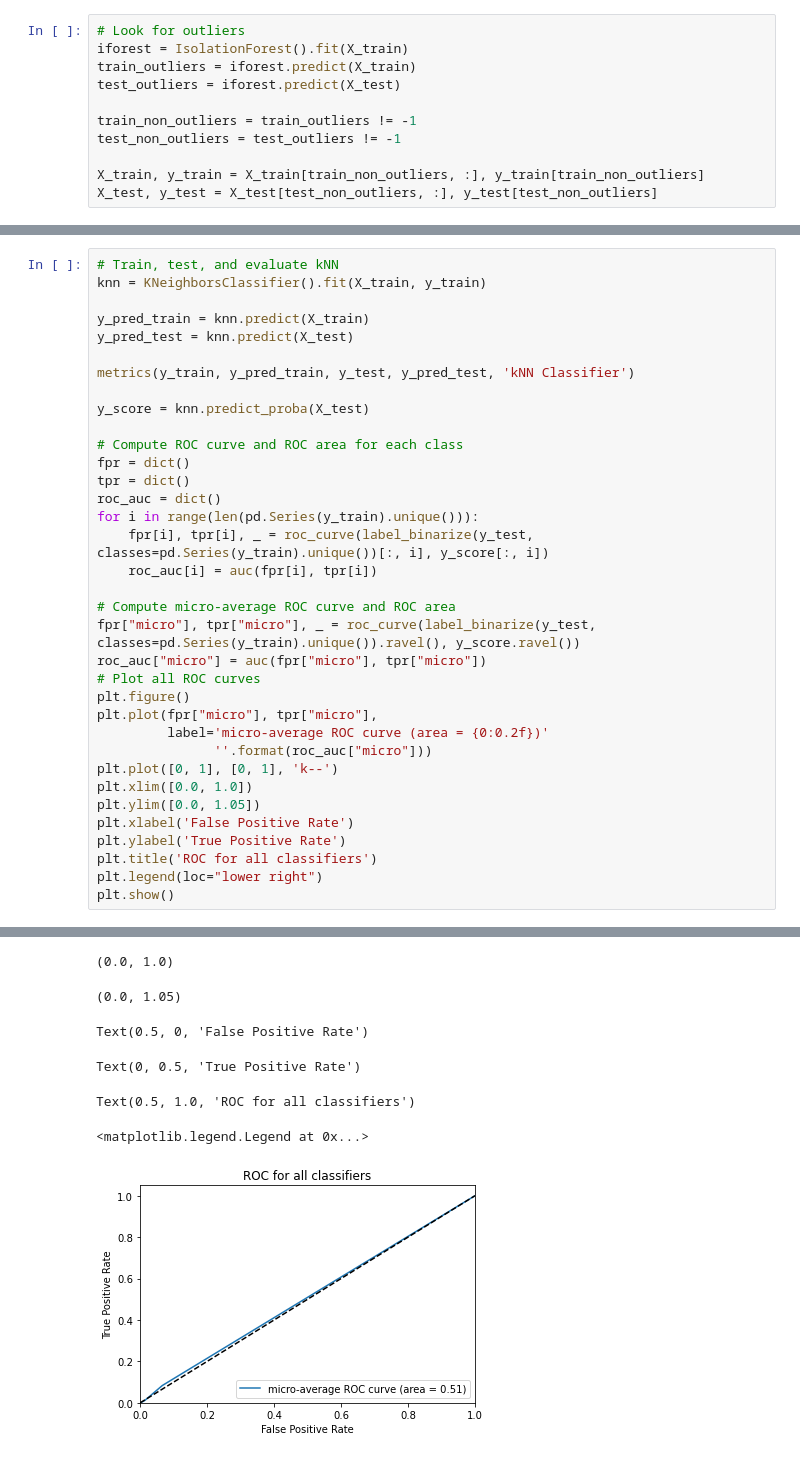
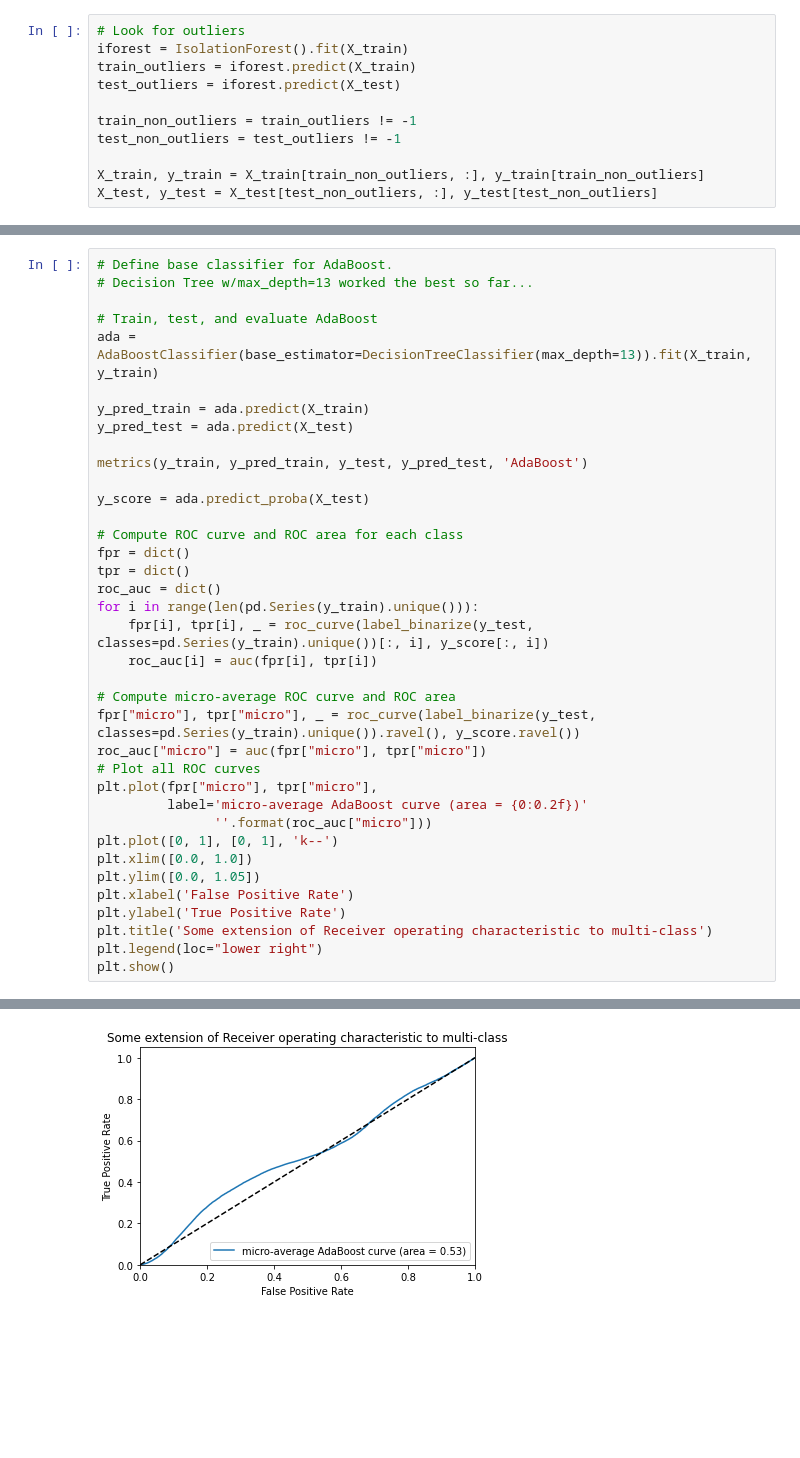
Before and after one commit to bendavp/nyc-parking-ticket, a Jupyter notebook: report.ipynb, the cells around one changed output, grey strips where cells are left out. Saved outputs shown, nothing was run; the diff lists cells and outputs as text; blank space fills up the shorter version.

Commit message:
Almost done with code, only ROC curves left

```diff
--- a/report.ipynb
+++ b/report.ipynb
@@ -514,13 +642,16 @@ def metrics(y_train, y_pred_train, y_test, y_pred_test, classifier_name):
 # %%
-# Train, test, and evaluate kNN
-knn = KNeighborsClassifier().fit(X_train, y_train)
+# Define base classifier for AdaBoost.
+# Decision Tree w/max_depth=13 worked the best so far...
 
-y_pred_train = knn.predict(X_train)
-y_pred_test = knn.predict(X_test)
+# Train, test, and evaluate AdaBoost
+ada = AdaBoostClassifier(base_estimator=DecisionTreeClassifier(max_depth=13)).fit(X_train, y_train)
 
-metrics(y_train, y_pred_train, y_test, y_pred_test, 'kNN Classifier')
+y_pred_train = ada.predict(X_train)
+y_pred_test = ada.predict(X_test)
 
-y_score = knn.predict_proba(X_test)
+metrics(y_train, y_pred_train, y_test, y_pred_test, 'AdaBoost')
+
+y_score = ada.predict_proba(X_test)
 
 # Compute ROC curve and ROC area for each class
 fpr = dict()
@@ -534,16 +665,15 @@ for i in range(len(pd.Series(y_train).unique())):
 fpr["micro"], tpr["micro"], _ = roc_curve(label_binarize(y_test, classes=pd.Series(y_train).unique()).ravel(), y_score.ravel())
 roc_auc["micro"] = auc(fpr["micro"], tpr["micro"])
 # Plot all ROC curves
-plt.figure()
 plt.plot(fpr["micro"], tpr["micro"],
-         label='micro-average ROC curve (area = {0:0.2f})'
+         label='micro-average AdaBoost curve (area = {0:0.2f})'
                ''.format(roc_auc["micro"]))
 plt.plot([0, 1], [0, 1], 'k--')
 plt.xlim([0.0, 1.0])
 plt.ylim([0.0, 1.05])
 plt.xlabel('False Positive Rate')
 plt.ylabel('True Positive Rate')
-plt.title('ROC for all classifiers')
+plt.title('Some extension of Receiver operating characteristic to multi-class')
 plt.legend(loc="lower right")
 plt.show()
 # %% [output]
@@ -570,7 +697 @@ kNN Classifier:
-(0.0, 1.0)
-(0.0, 1.05)
-Text(0.5, 0, 'False Positive Rate')
-Text(0, 0.5, 'True Positive Rate')
-Text(0.5, 1.0, 'ROC for all classifiers')
-<matplotlib.legend.Legend at 0x...>
-[figure, old version]
+[figure, new version]
```
Also changed, not shown: parts of 12 cells of this notebook.
